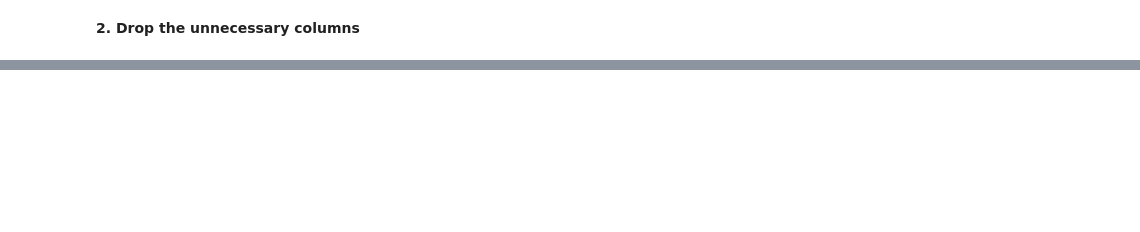
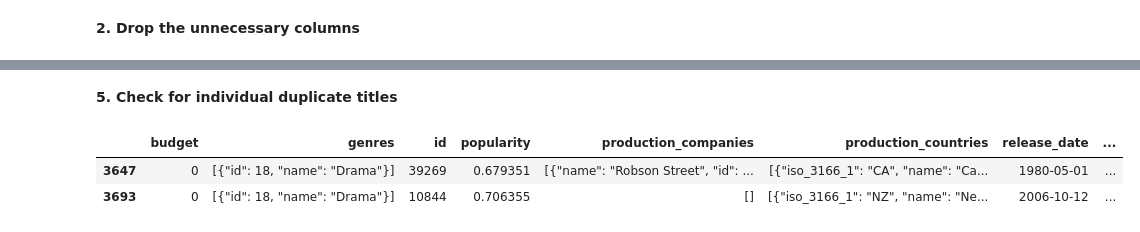
Before and after one commit to mmahdin/Data-Mining-Projects, a Jupyter notebook: main.ipynb, the cells around one changed output, grey strips where cells are left out. Cells and saved outputs as stored; diff of their text form; code cells hidden in the pictures; blank space fills up the shorter version.

```diff
--- a/main.ipynb
+++ b/main.ipynb
@@ -118,0 +311,8 @@ cl_mov.isnull().sum()
+# %% [markdown]
+**5. Check for individual duplicate titles**
+# %%
+cl_mov[cl_mov['title'].str.contains('Out of the Blue')]
+# %% [output]
+|  | budget | genres | id | popularity | production_companies | production_countries | release_date | ... |
+| 3647 | 0 | [{"id": 18, "name": "Drama"}] | 39269 | 0.679351 | [{"name": "Robson Street", "id": ... | [{"iso_3166_1": "CA", "name": "Ca... | 1980-05-01 | ... |
+| 3693 | 0 | [{"id": 18, "name": "Drama"}] | 10844 | 0.706355 | [] | [{"iso_3166_1": "NZ", "name": "Ne... | 2006-10-12 | ... |
```
Also changed, not shown: parts of 28 cells of this notebook.
